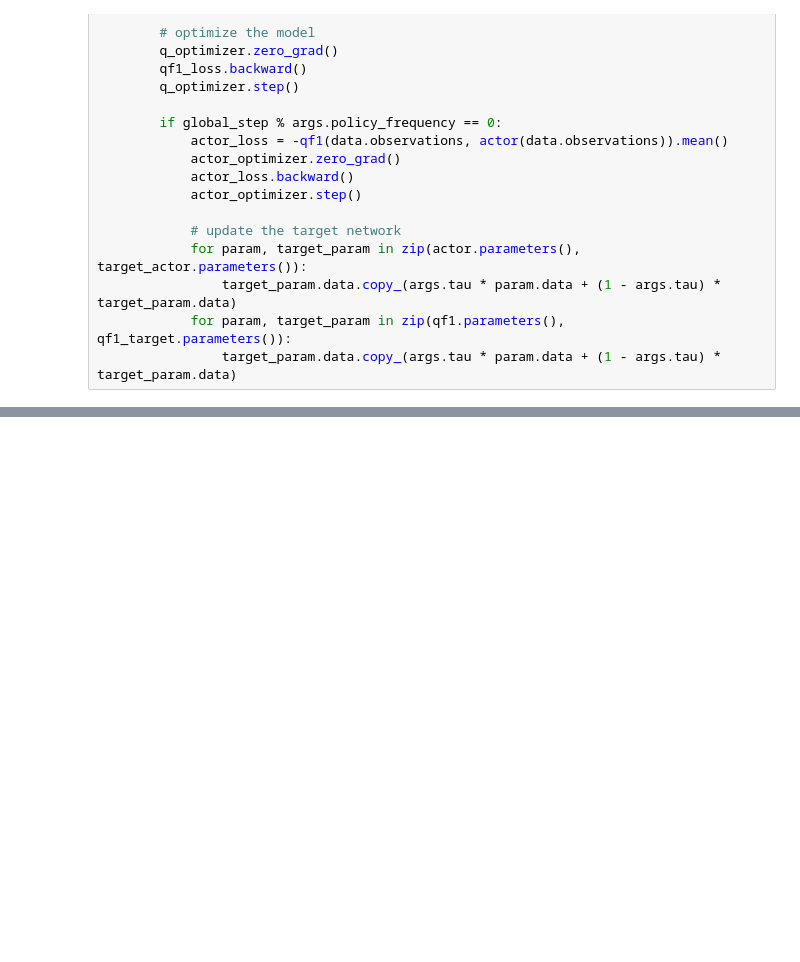
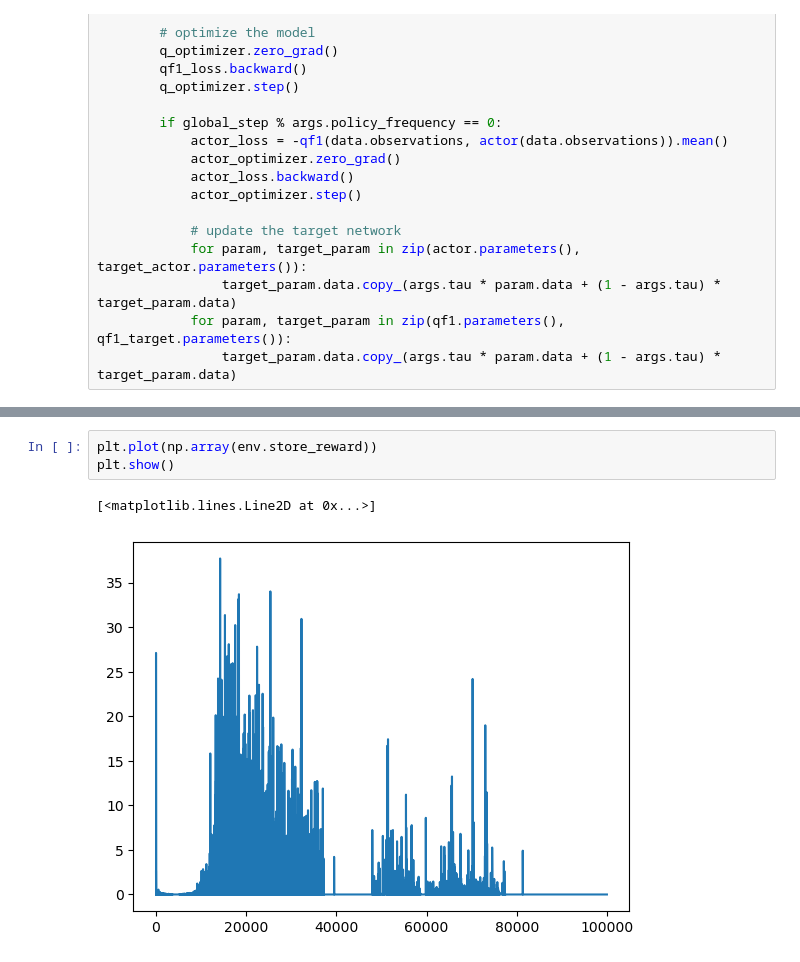
Before and after one commit to congyewang/Reinforcement-Learning-for-Adaptive-MCMC, a Jupyter notebook: experiments/Env8/N01_ddpg_v8.ipynb, the cells around one changed output, grey strips where cells are left out. Saved outputs shown, nothing was run; the diff lists cells and outputs as text; blank space fills up the shorter version.

```diff
--- a/experiments/Env8/N01_ddpg_v8.ipynb
+++ b/experiments/Env8/N01_ddpg_v8.ipynb
@@ -189,0 +198,6 @@ plt.plot(observation_list[:, 0])
+# %%
+plt.plot(np.array(env.store_reward))
+plt.show()
+# %% [output]
+[<matplotlib.lines.Line2D at 0x...>]
+[figure, added]
```
Also changed, not shown: parts of 21 cells of this notebook, 8 other files.
